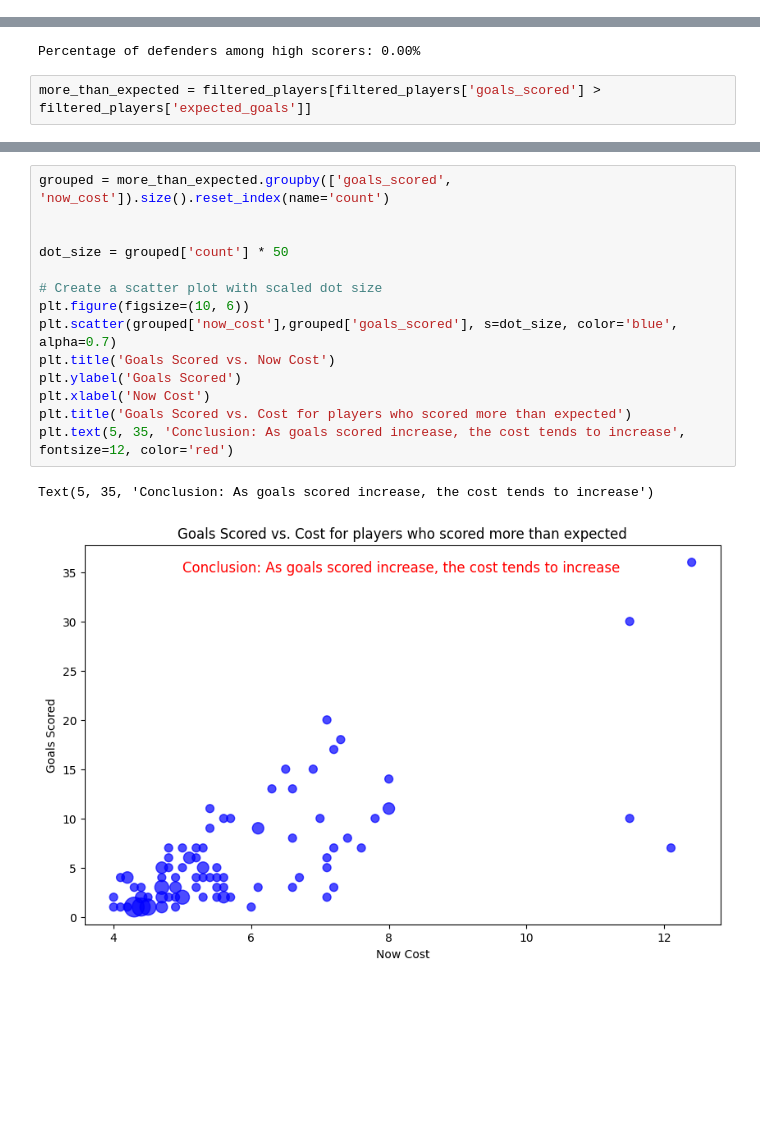
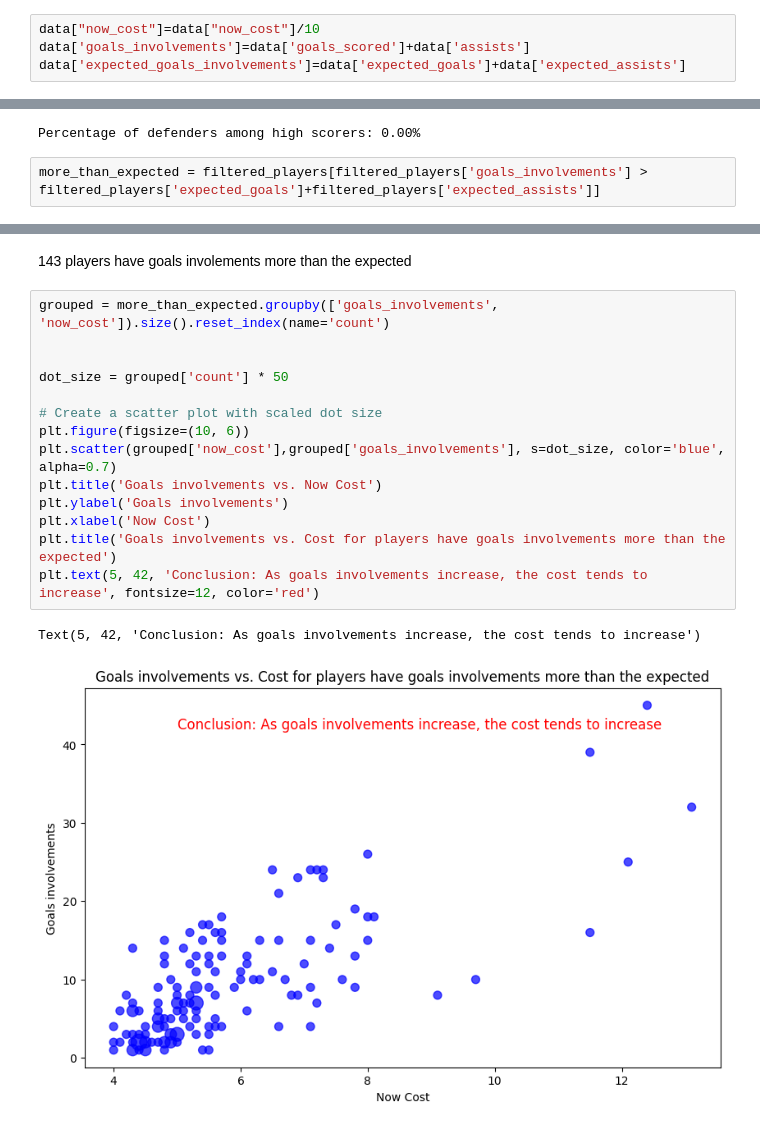
Before and after one commit to borhenDH/Fantasy-premier-league-Data-Analysis-and-Visualisation, a Jupyter notebook: analysis.ipynb, the cells around one changed output, grey strips where cells are left out. Cells and saved outputs as stored; diff of their text form; blank space fills up the shorter version.

```diff
--- a/analysis.ipynb
+++ b/analysis.ipynb
@@ -20,3 +22,7 @@ data.shape
+# %%
+data["now_cost"]=data["now_cost"]/10
+data['goals_involvements']=data['goals_scored']+data['assists']
+data['expected_goals_involvements']=data['expected_goals']+data['expected_assists']
 # %%
 data
 # %% [output]
@@ -161,4 +163,4 @@ print(f"Percentage of defenders among high scorers: {percentage_defenders:.2f}%"
 # %% [output]
 Percentage of defenders among high scorers: 0.00%
 # %%
-more_than_expected = filtered_players[filtered_players['goals_scored'] > filtered_players['expected_goals']]
+more_than_expected = filtered_players[filtered_players['goals_involvements'] > filtered_players['expected_goals']+filtered_players['expected_assists']]
@@ -165,17 +183,19 @@ more_than_expected = filtered_players[filtered_players['goals_scored'] > filtere
+# %% [markdown]
+143 players have goals involements more than the expected
 # %%
-grouped = more_than_expected.groupby(['goals_scored', 'now_cost']).size().reset_index(name='count')
+grouped = more_than_expected.groupby(['goals_involvements', 'now_cost']).size().reset_index(name='count')
 
 
 dot_size = grouped['count'] * 50
 
 # Create a scatter plot with scaled dot size
 plt.figure(figsize=(10, 6))
-plt.scatter(grouped['now_cost'],grouped['goals_scored'], s=dot_size, color='blue', alpha=0.7)
-plt.title('Goals Scored vs. Now Cost')
-plt.ylabel('Goals Scored')
+plt.scatter(grouped['now_cost'],grouped['goals_involvements'], s=dot_size, color='blue', alpha=0.7)
+plt.title('Goals involvements vs. Now Cost')
+plt.ylabel('Goals involvements')
 plt.xlabel('Now Cost')
-plt.title('Goals Scored vs. Cost for players who scored more than expected')
-plt.text(5, 35, 'Conclusion: As goals scored increase, the cost tends to increase', fontsize=12, color='red')
+plt.title('Goals involvements vs. Cost for players have goals involvements more than the expected')
+plt.text(5, 42, 'Conclusion: As goals involvements increase, the cost tends to increase', fontsize=12, color='red')
 # %% [output]
-Text(5, 35, 'Conclusion: As goals scored increase, the cost tends to increase')
+Text(5, 42, 'Conclusion: As goals involvements increase, the cost tends to increase')
-[figure, old version]
+[figure, new version]
```
Also changed, not shown: parts of 15 cells of this notebook.
